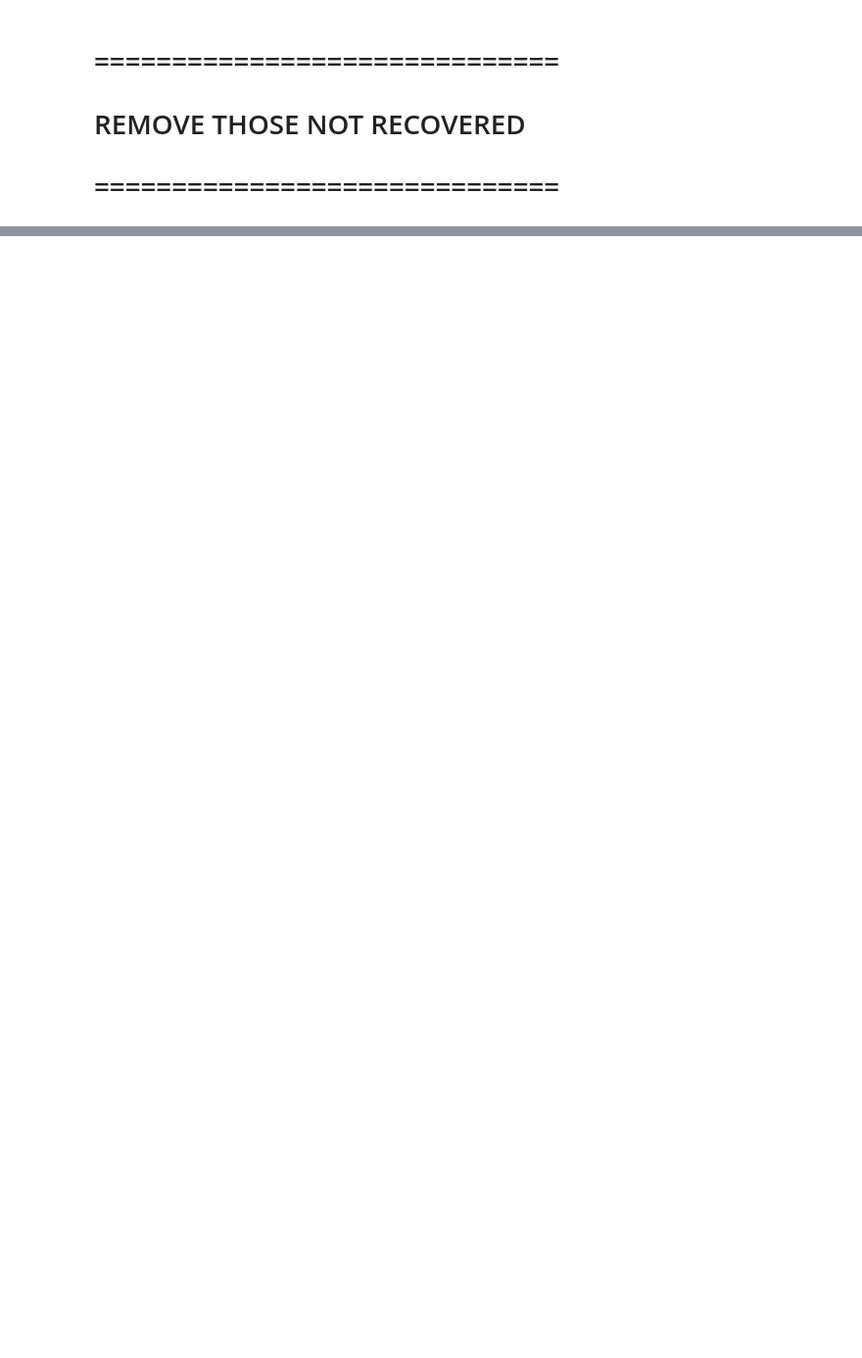
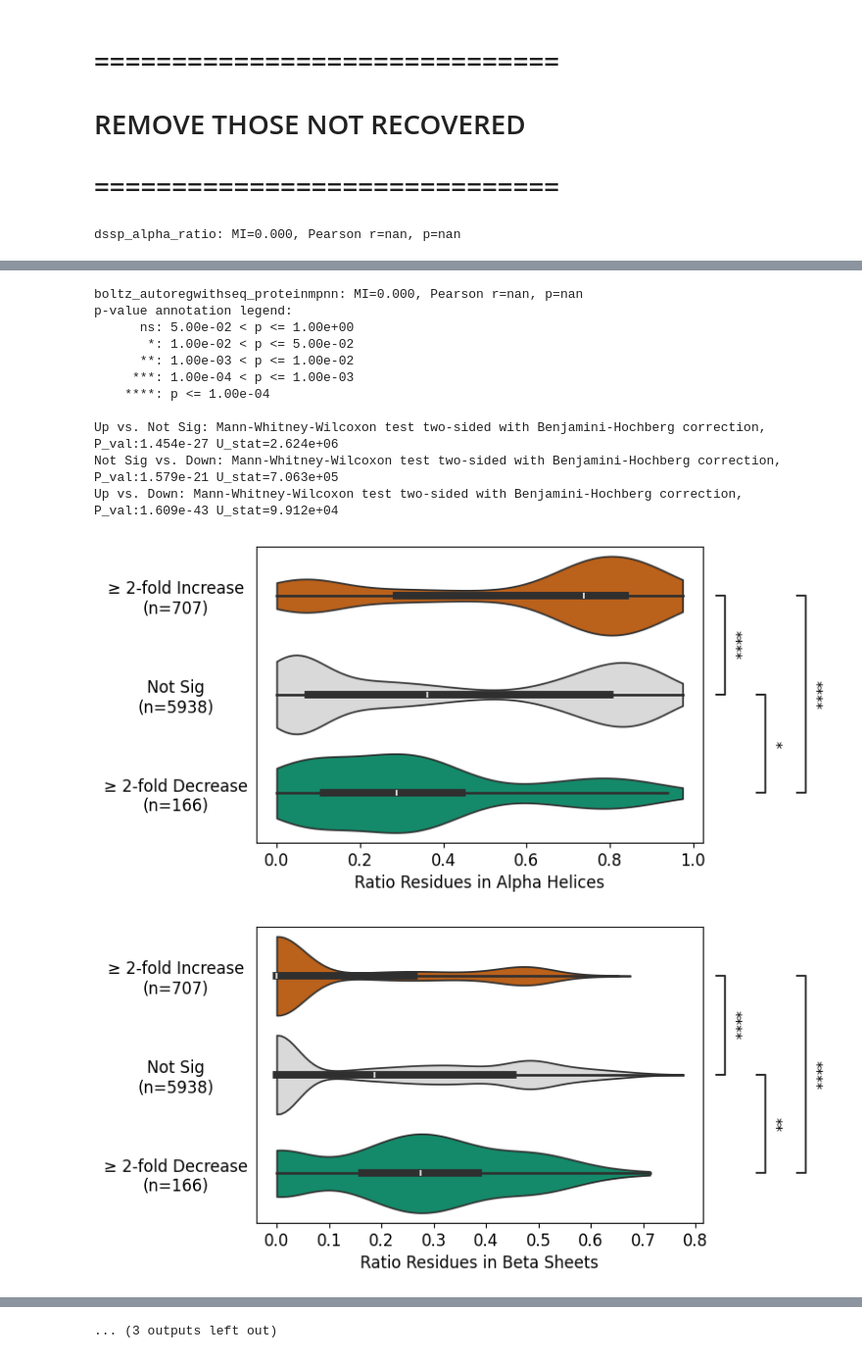
Before and after one commit to kosonocky/bits-to-binders, a Jupyter notebook: scripts/analyze.ipynb, the cells around one changed output, grey strips where cells are left out. Shown at 98% size. Drawn from its saved outputs; the diff is of its cells as text; code cells hidden in the pictures; blank space fills up the shorter version.

```diff
--- a/scripts/analyze.ipynb
+++ b/scripts/analyze.ipynb
@@ -1734,16 +1995,26 @@ order = [
 
 # optional prettier x labels
 feature_labels = {
-    "gravy_score": "GRAVY score",
+    "gravy_score": "GRAVY Score",
     "aa_sequence_entropy": "Amino Acid Sequence Entropy",
-    "num_cysteines": "Number of cysteines",
-    "num_disulfide_within_chain": "Within-chain disulfides",
-    "num_disulfide_between_chain": "Between-chain disulfides",
-    "num_pipi_within_chain": "Within-chain π–π contacts",
-    "num_pipi_between_chain": "Between-chain π–π contacts",
-    "seq_kl_vs_human": "KL divergence vs human proteome",
+    "num_cysteines": "Number of Cysteines",
+    "num_disulfide_within_chain": "Within-chain Disulfides",
+    "num_disulfide_between_chain": "Between-chain Disulfides",
+    "num_pipi_within_chain": "Within-chain π–π Contacts",
+    "num_pipi_between_chain": "Between-chain π–π Contacts",
+    "seq_kl_vs_human": "KL Divergence to Human Proteome",
     "seq_charge": "Net Charge at pH 7.0",
     "mpnn_used": "ProteinMPNN or SolubleMPNN used",
+    "boltz_rosetta_A_BC_complex_normalized": "Boltz Rosetta Complex Normalized",
+    "esm2_full_LL_target": "ESM2 Average Pseudo Log Likelihood",
+    "boltz_autoregwithseq_proteinmpnn": "Boltz Autoregressive with Seq ProteinMPNN",
+    "dssp_alpha_ratio": "Ratio Residues in Alpha Helices",
+    "dssp_beta_ratio": "Ratio Residues in Beta Sheets",
+    "dssp_other_ratio": "Ratio Residues in Other Structures",
+    "dssp_ke_alpha_ratio": "Ratio Residues in (K+E) Alpha Helices",
+    "dna_sequence_entropy": "DNA Sequence Entropy",
+
+
 
 }
 
@@ -1898,6 +2169,23 @@ def plot_feature_violin(feature, save_dir="../results/analysis"):
     )
     annotator.apply_and_annotate()
 
+    # rename "Up" to "≥ 2-fold Increase"
+    # rename "Down" to "≥ 2-fold Decrease"
+    new_labels = []
+    for lab in ax.get_yticklabels():
+        text = lab.get_text()
+        if text.startswith("Up"):
+            new_labels.append(text.replace("Up", "≥ 2-fold Increase"))
+        elif text.startswith("Down"):
+            new_labels.append(text.replace("Down", "≥ 2-fold Decrease"))
+        else:
+            new_labels.append(text)
+    for lab, new_text in zip(ax.get_yticklabels(), new_labels):
+        lab.set_text(new_text)
+
+    # y axis labels too
+    ax.set_yticklabels(new_labels)
+
     feature_safe = feature.replace(" ", "_")
     out_path = f"{save_dir}/feature_{feature_safe}_by_4class_detected.png"
     plt.savefig(out_path, dpi=300, bbox_inches="tight")
@@ -1906,22 +2194,27 @@ def plot_feature_violin(feature, save_dir="../results/analysis"):
 # ---------- run for all metrics ----------
 
 metrics_list = [
-    "gravy_score",
-    "aa_sequence_entropy",
-    "num_disulfide_within_chain",
-    "seq_kl_vs_human",
-    "num_disulfide_between_chain",
-    "num_pipi_within_chain",
-    "num_pipi_between_chain",
-    "num_cysteines",
-    # "seq_charge",
+    # "gravy_score",
+    # "aa_sequence_entropy",
+    # "num_disulfide_within_chain",
+    # "seq_kl_vs_human",
+    # "num_disulfide_between_chain",
+    # "num_pipi_within_chain",
+    # "num_pipi_between_chain",
+    # "num_cysteines",
+    # # "seq_charge",
     "dssp_alpha_ratio",
     "dssp_beta_ratio",
     "dssp_other_ratio",
     "dssp_ke_alpha_ratio",
     "dssp_kae_alpha_ratio",
-    "mpnn_used",
+    "dna_sequence_entropy",
+    # "mpnn_used",
+    # "esm2_full_LL_target",
+    "boltz_autoregwithseq_proteinmpnn"
 ]
 
 for feature in metrics_list:
     plot_feature_violin(feature)
+# %% [output]
+dssp_alpha_ratio: MI=0.000, Pearson r=nan, p=nan
@@ -1927,0 +2286,13 @@ for feature in metrics_list:
+boltz_autoregwithseq_proteinmpnn: MI=0.000, Pearson r=nan, p=nan
+p-value annotation legend:
+      ns: 5.00e-02 < p <= 1.00e+00
+       *: 1.00e-02 < p <= 5.00e-02
+      **: 1.00e-03 < p <= 1.00e-02
+     ***: 1.00e-04 < p <= 1.00e-03
+    ****: p <= 1.00e-04
+
+Up vs. Not Sig: Mann-Whitney-Wilcoxon test two-sided with Benjamini-Hochberg correction, P_val:1.454e-27 U_stat=2.624e+06
+Not Sig vs. Down: Mann-Whitney-Wilcoxon test two-sided with Benjamini-Hochberg correction, P_val:1.579e-21 U_stat=7.063e+05
+Up vs. Down: Mann-Whitney-Wilcoxon test two-sided with Benjamini-Hochberg correction, P_val:1.609e-43 U_stat=9.912e+04
+[figure, added]
+[figure, added]
@@ -1928,3 +2301,4 @@ for feature in metrics_list:
+... (3 outputs left out)
 # %%
 # # ---------- shared setup ----------
 
```
Also changed, not shown: parts of 16 cells of this notebook, 14 other files.
